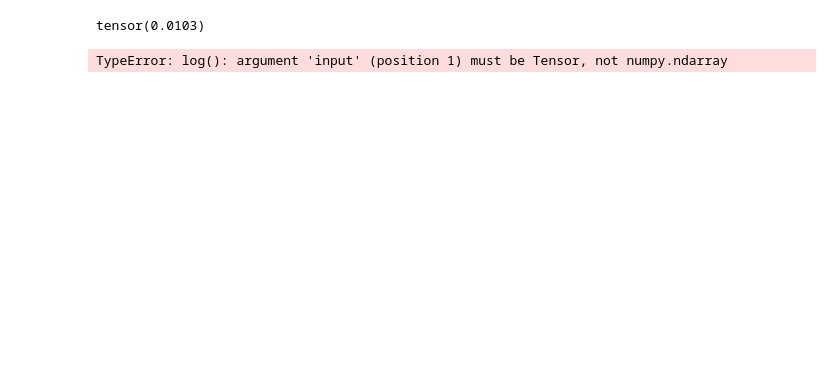
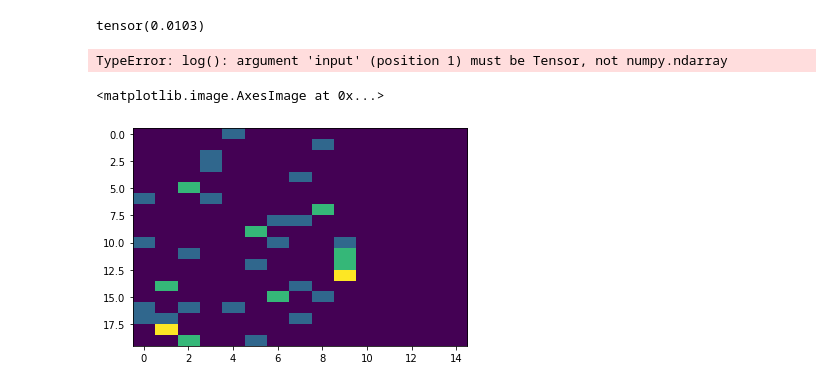
Before and after one commit to maruoss/polynomial-feature-learning, a Jupyter notebook: Sven/Many Inputs.ipynb, the cells around one changed output. Drawn from its saved outputs; the diff is of its cells as text; code cells hidden in the pictures; blank space fills up the shorter version.

```diff
--- a/Sven/Many Inputs.ipynb
+++ b/Sven/Many Inputs.ipynb
@@ -415,0 +403,6 @@ model.get_coefficients()*target_std.numpy(), (model.get_bias()+target_mean.numpy
+# %%
+exps = target_fn.get_exponents(INPUT_DIM)
+plt.imshow(exps, aspect='auto')
+# %% [output]
+<matplotlib.image.AxesImage at 0x...>
+[figure, added]
```
Also changed, not shown: parts of 63 cells of this notebook, 2 other files.
